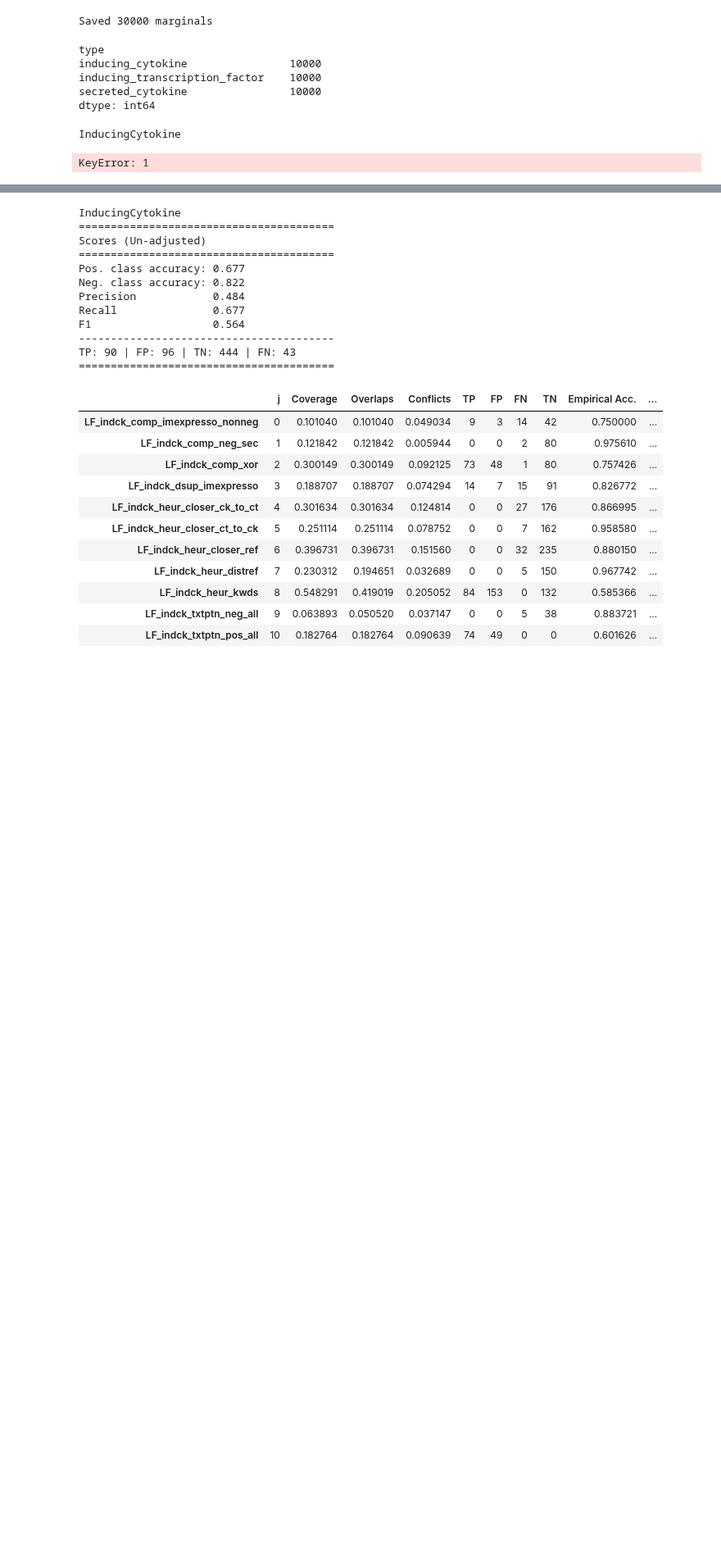
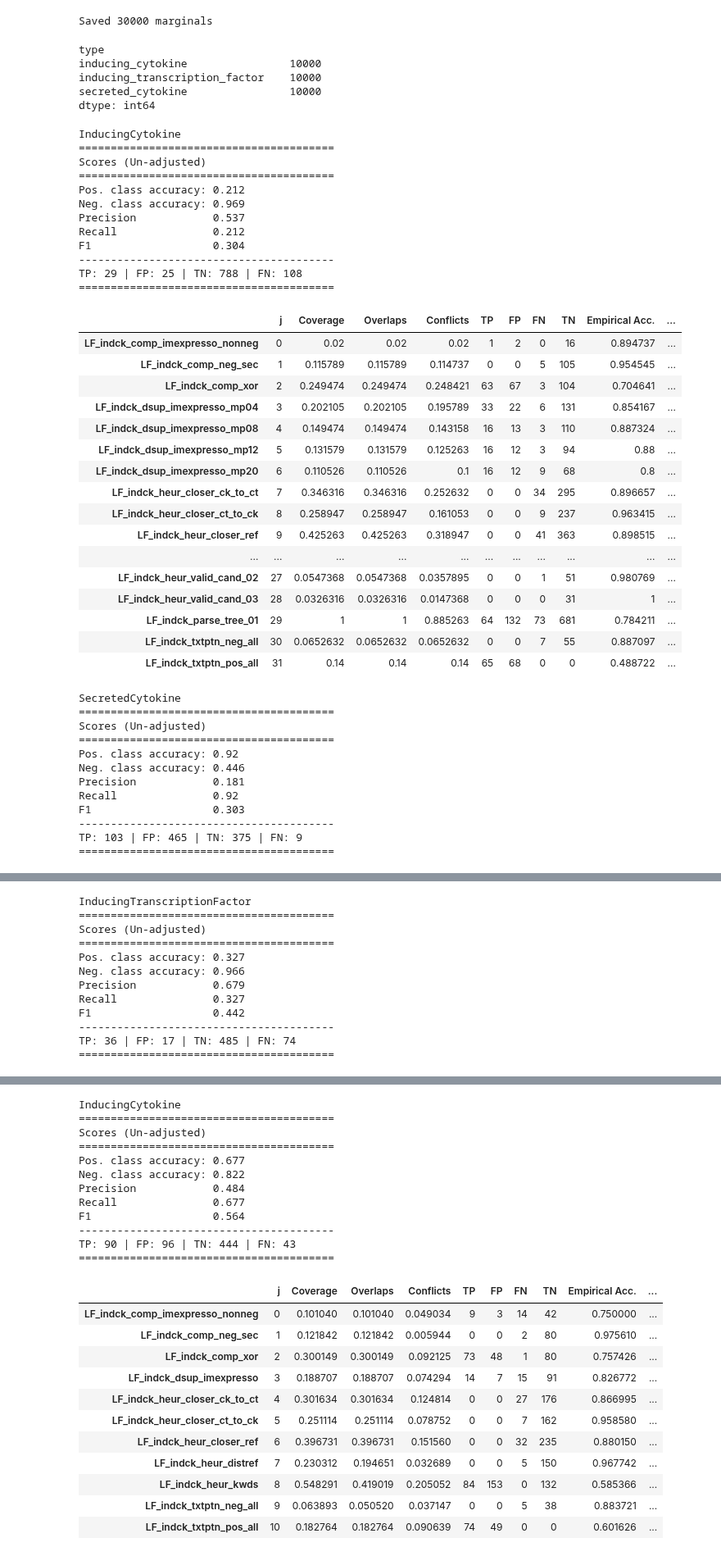
Before and after one commit to hammerlab/t-cell-relation-extraction, a Jupyter notebook: pipeline/09-candidate-lfs.ipynb, the cells around one changed output, grey strips where cells are left out. Shown at 82% size. Drawn from its saved outputs; the diff is of its cells as text; code cells hidden in the pictures; blank space fills up the shorter version.

```diff
--- a/pipeline/09-candidate-lfs.ipynb
+++ b/pipeline/09-candidate-lfs.ipynb
@@ -725,10 +858,9 @@ from snorkel.learning import GenerativeModel
 
 res_train = {}
 for c in res_label:
-    print('Running generative model training for class {}'.format(c))
+    print(f'Running generative model training for relation class {c}')
     ds = DependencySelector()
-    split = SPLIT_TRAIN
-    X = res_label[c][split][0]
+    X = res_label[c][SPLIT_TRAIN][0]
     deps = ds.select(X, threshold=0.1)
     gen_model = GenerativeModel(lf_propensity=True)
     gen_model.train(
@@ -781,18 +922,56 @@ inducing_transcription_factor    10000
 secreted_cytokine                10000
 dtype: int64
 # %%
-# With supervised models as LFs:
 res_lf_stats = {}
 for c in classes:
     print(c)
     candidate_class = classes[c]
     split = SPLIT_DEV
     L_dev = res_label[c][split][0]
     L_gold_dev = res_label[c][split][1]
     gen_model_train = res_train[c][0]
     gen_model_train.error_analysis(session, L_dev, L_gold_dev)
     res_lf_stats[c] = L_dev.lf_stats(session, L_gold_dev, gen_model_train.learned_lf_stats()['Accuracy'])
-    display(res_lf_stats[c])
+    display(res_lf_stats[c].style.background_gradient(subset=['Empirical Acc.', 'Learned Acc.']))
 # %% [output]
 InducingCytokine
+========================================
+Scores (Un-adjusted)
+========================================
+Pos. class accuracy: 0.212
+Neg. class accuracy: 0.969
+Precision            0.537
+Recall               0.212
+F1                   0.304
+----------------------------------------
+TP: 29 | FP: 25 | TN: 788 | FN: 108
+========================================
+|  | j | Coverage | Overlaps | Conflicts | TP | FP | FN | TN | Empirical Acc. | ... |
+| LF_indck_comp_imexpresso_nonneg | 0 | 0.02 | 0.02 | 0.02 | 1 | 2 | 0 | 16 | 0.894737 | ... |
+| LF_indck_comp_neg_sec | 1 | 0.115789 | 0.115789 | 0.114737 | 0 | 0 | 5 | 105 | 0.954545 | ... |
+| LF_indck_comp_xor | 2 | 0.249474 | 0.249474 | 0.248421 | 63 | 67 | 3 | 104 | 0.704641 | ... |
+| LF_indck_dsup_imexpresso_mp04 | 3 | 0.202105 | 0.202105 | 0.195789 | 33 | 22 | 6 | 131 | 0.854167 | ... |
+| LF_indck_dsup_imexpresso_mp08 | 4 | 0.149474 | 0.149474 | 0.143158 | 16 | 13 | 3 | 110 | 0.887324 | ... |
+| LF_indck_dsup_imexpresso_mp12 | 5 | 0.131579 | 0.131579 | 0.125263 | 16 | 12 | 3 | 94 | 0.88 | ... |
+| LF_indck_dsup_imexpresso_mp20 | 6 | 0.110526 | 0.110526 | 0.1 | 16 | 12 | 9 | 68 | 0.8 | ... |
+| LF_indck_heur_closer_ck_to_ct | 7 | 0.346316 | 0.346316 | 0.252632 | 0 | 0 | 34 | 295 | 0.896657 | ... |
+| LF_indck_heur_closer_ct_to_ck | 8 | 0.258947 | 0.258947 | 0.161053 | 0 | 0 | 9 | 237 | 0.963415 | ... |
+| LF_indck_heur_closer_ref | 9 | 0.425263 | 0.425263 | 0.318947 | 0 | 0 | 41 | 363 | 0.898515 | ... |
+| ... | ... | ... | ... | ... | ... | ... | ... | ... | ... | ... |
+| LF_indck_heur_valid_cand_02 | 27 | 0.0547368 | 0.0547368 | 0.0357895 | 0 | 0 | 1 | 51 | 0.980769 | ... |
+| LF_indck_heur_valid_cand_03 | 28 | 0.0326316 | 0.0326316 | 0.0147368 | 0 | 0 | 0 | 31 | 1 | ... |
+| LF_indck_parse_tree_01 | 29 | 1 | 1 | 0.885263 | 64 | 132 | 73 | 681 | 0.784211 | ... |
+| LF_indck_txtptn_neg_all | 30 | 0.0652632 | 0.0652632 | 0.0652632 | 0 | 0 | 7 | 55 | 0.887097 | ... |
+| LF_indck_txtptn_pos_all | 31 | 0.14 | 0.14 | 0.14 | 65 | 68 | 0 | 0 | 0.488722 | ... |
-KeyError: 1
+SecretedCytokine
+========================================
+Scores (Un-adjusted)
+========================================
+Pos. class accuracy: 0.92
+Neg. class accuracy: 0.446
+Precision            0.181
+Recall               0.92
+F1                   0.303
+----------------------------------------
+TP: 103 | FP: 465 | TN: 375 | FN: 9
+========================================
@@ -798,0 +995,12 @@ KeyError: 1
+InducingTranscriptionFactor
+========================================
+Scores (Un-adjusted)
+========================================
+Pos. class accuracy: 0.327
+Neg. class accuracy: 0.966
+Precision            0.679
+Recall               0.327
+F1                   0.442
+----------------------------------------
+TP: 36 | FP: 17 | TN: 485 | FN: 74
+========================================
```
Also changed, not shown: parts of 7 cells of this notebook, 2 other files.
